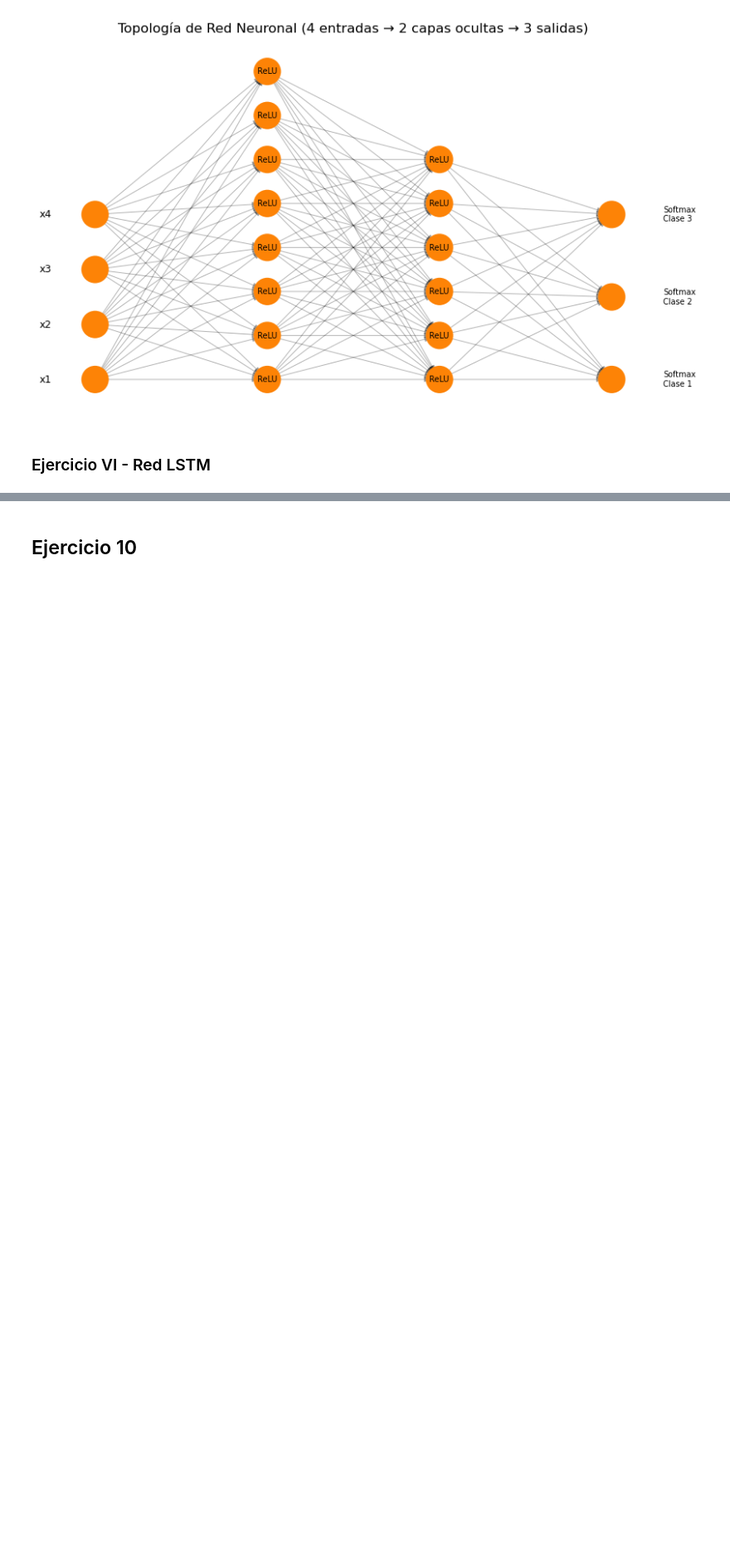
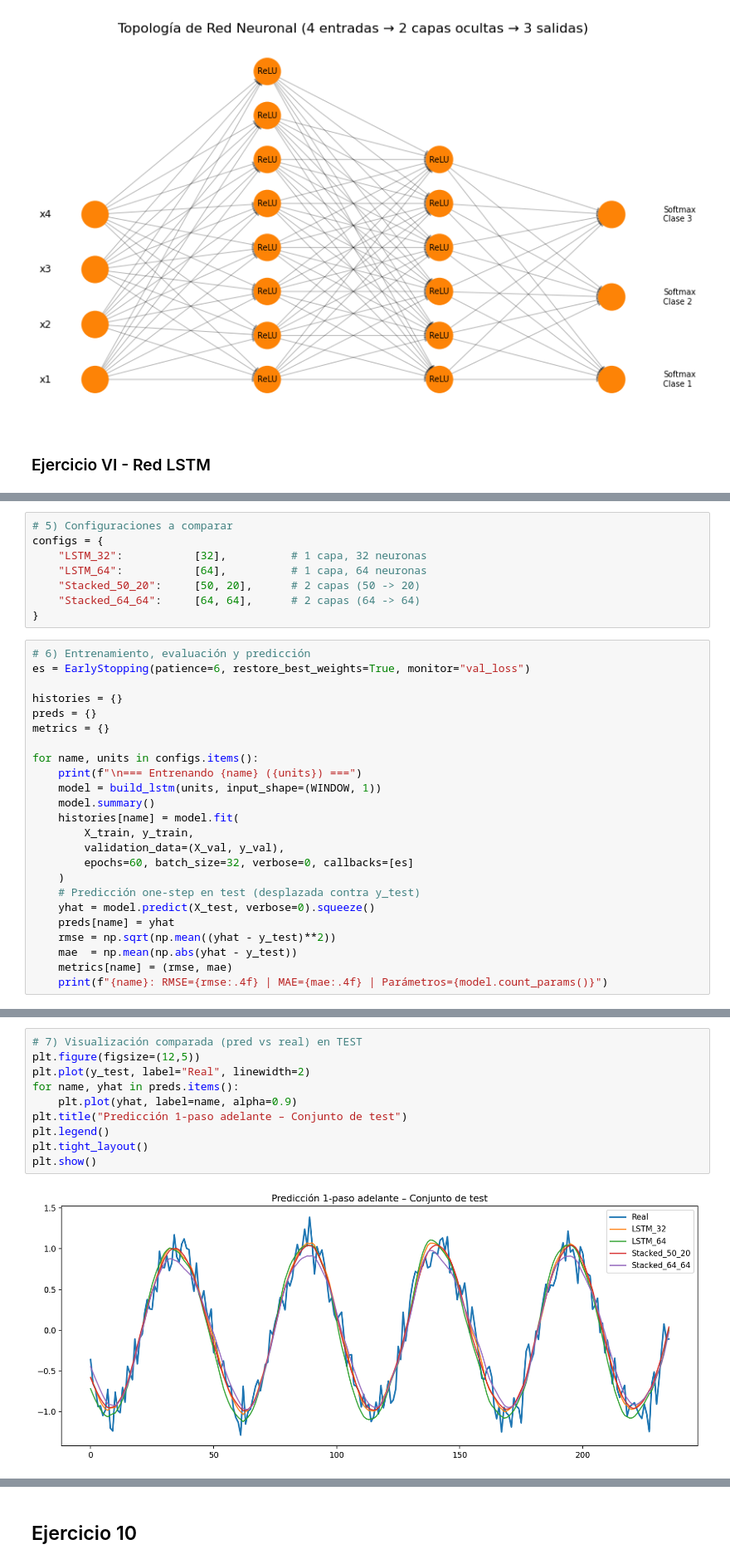
Before and after one commit to giulialvaro/tp-final-dma-mcd-austral-2025, a Jupyter notebook: tp-final.ipynb, the cells around one changed output, grey strips where cells are left out. Shown at 83% size. Drawn from its saved outputs; the diff is of its cells as text; blank space fills up the shorter version.

```diff
--- a/tp-final.ipynb
+++ b/tp-final.ipynb
@@ -94,0 +143,32 @@ plt.show()
+# %%
+# 5) Configuraciones a comparar
+configs = {
+    "LSTM_32":           [32],          # 1 capa, 32 neuronas
+    "LSTM_64":           [64],          # 1 capa, 64 neuronas
+    "Stacked_50_20":     [50, 20],      # 2 capas (50 -> 20)
+    "Stacked_64_64":     [64, 64],      # 2 capas (64 -> 64)
+}
+# %%
+# 6) Entrenamiento, evaluación y predicción
+es = EarlyStopping(patience=6, restore_best_weights=True, monitor="val_loss")
+
+histories = {}
+preds = {}
+metrics = {}
+
+for name, units in configs.items():
+    print(f"\n=== Entrenando {name} ({units}) ===")
+    model = build_lstm(units, input_shape=(WINDOW, 1))
+    model.summary()
+    histories[name] = model.fit(
+        X_train, y_train,
+        validation_data=(X_val, y_val),
+        epochs=60, batch_size=32, verbose=0, callbacks=[es]
+    )
+    # Predicción one-step en test (desplazada contra y_test)
+    yhat = model.predict(X_test, verbose=0).squeeze()
+    preds[name] = yhat
+    rmse = np.sqrt(np.mean((yhat - y_test)**2))
+    mae  = np.mean(np.abs(yhat - y_test))
+    metrics[name] = (rmse, mae)
+    print(f"{name}: RMSE={rmse:.4f} | MAE={mae:.4f} | Parámetros={model.count_params()}")
@@ -94,0 +203,12 @@ plt.show()
+# %%
+# 7) Visualización comparada (pred vs real) en TEST
+plt.figure(figsize=(12,5))
+plt.plot(y_test, label="Real", linewidth=2)
+for name, yhat in preds.items():
+    plt.plot(yhat, label=name, alpha=0.9)
+plt.title("Predicción 1-paso adelante – Conjunto de test")
+plt.legend()
+plt.tight_layout()
+plt.show()
+# %% [output]
+[figure, added]
```
Also changed, not shown: parts of 8 cells of this notebook, 1 other file.
